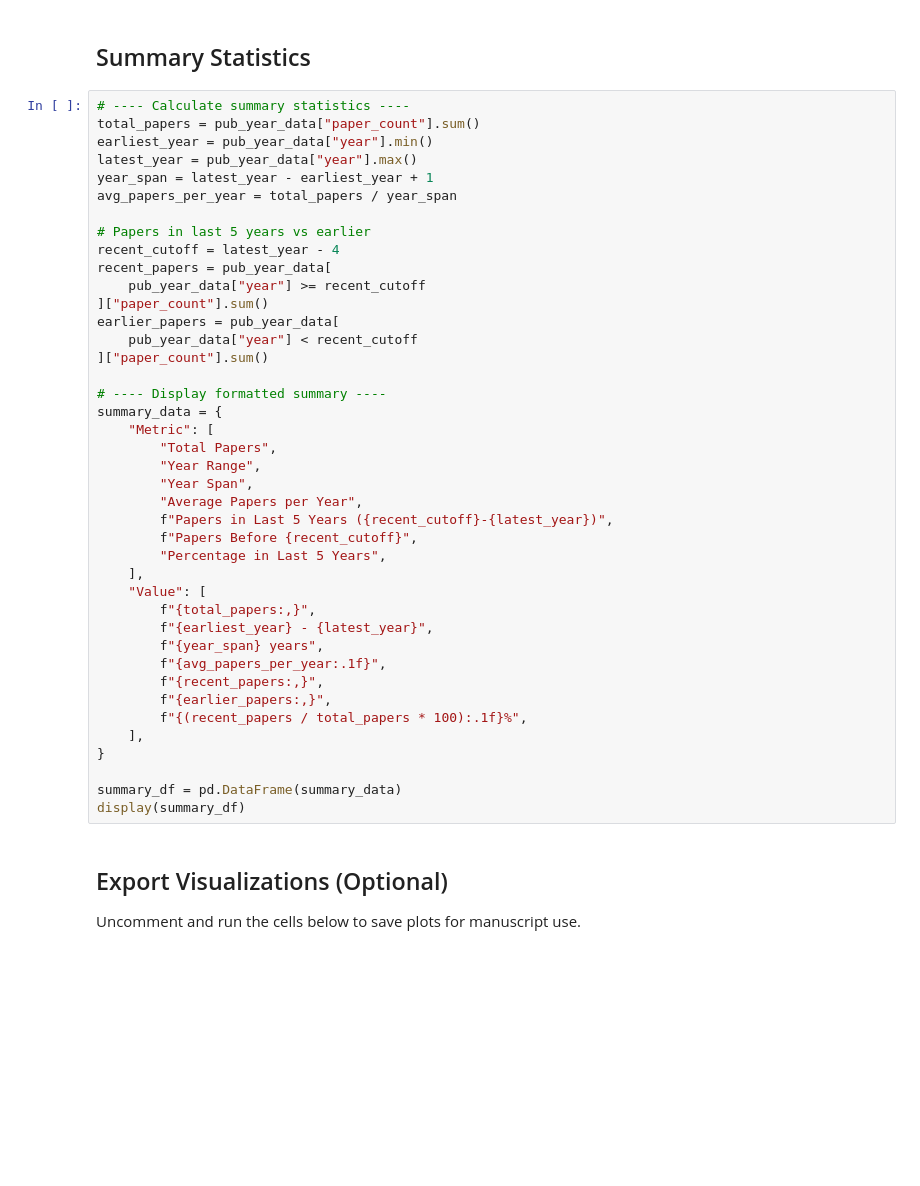
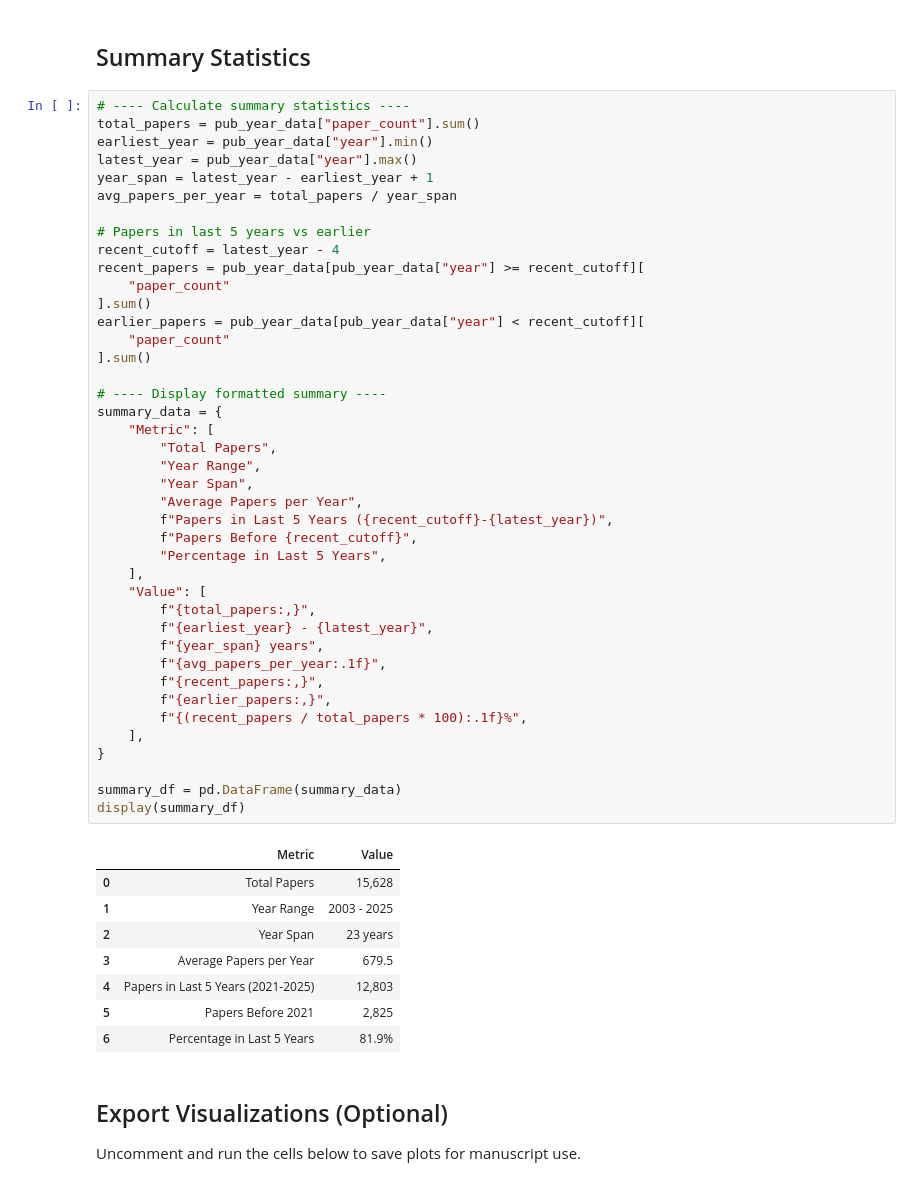
Before and after one commit to MRCIEU/mr-kg, a Jupyter notebook: processing/notebooks/1-mr-literature.ipynb, the cells around one changed output. Cells and saved outputs as stored; diff of their text form; blank space fills up the shorter version.

```diff
--- a/processing/notebooks/1-mr-literature.ipynb
+++ b/processing/notebooks/1-mr-literature.ipynb
@@ -154,39 +258,48 @@ latest_year = pub_year_data["year"].max()
 year_span = latest_year - earliest_year + 1
 avg_papers_per_year = total_papers / year_span
 
 # Papers in last 5 years vs earlier
 recent_cutoff = latest_year - 4
-recent_papers = pub_year_data[
-    pub_year_data["year"] >= recent_cutoff
-]["paper_count"].sum()
-earlier_papers = pub_year_data[
-    pub_year_data["year"] < recent_cutoff
-]["paper_count"].sum()
+recent_papers = pub_year_data[pub_year_data["year"] >= recent_cutoff][
+    "paper_count"
+].sum()
+earlier_papers = pub_year_data[pub_year_data["year"] < recent_cutoff][
+    "paper_count"
+].sum()
 
 # ---- Display formatted summary ----
 summary_data = {
     "Metric": [
         "Total Papers",
         "Year Range",
         "Year Span",
         "Average Papers per Year",
         f"Papers in Last 5 Years ({recent_cutoff}-{latest_year})",
         f"Papers Before {recent_cutoff}",
         "Percentage in Last 5 Years",
     ],
     "Value": [
         f"{total_papers:,}",
         f"{earliest_year} - {latest_year}",
         f"{year_span} years",
         f"{avg_papers_per_year:.1f}",
         f"{recent_papers:,}",
         f"{earlier_papers:,}",
         f"{(recent_papers / total_papers * 100):.1f}%",
     ],
 }
 
 summary_df = pd.DataFrame(summary_data)
 display(summary_df)
+# %% [output]
+|  | Metric | Value |
+| 0 | Total Papers | 15,628 |
+| 1 | Year Range | 2003 - 2025 |
+| 2 | Year Span | 23 years |
+| 3 | Average Papers per Year | 679.5 |
+| 4 | Papers in Last 5 Years (2021-2025) | 12,803 |
+| 5 | Papers Before 2021 | 2,825 |
+| 6 | Percentage in Last 5 Years | 81.9% |
 # %% [markdown]
 ## Export Visualizations (Optional)
 
```
Also changed, not shown: parts of 8 cells of this notebook, 2 other files.
